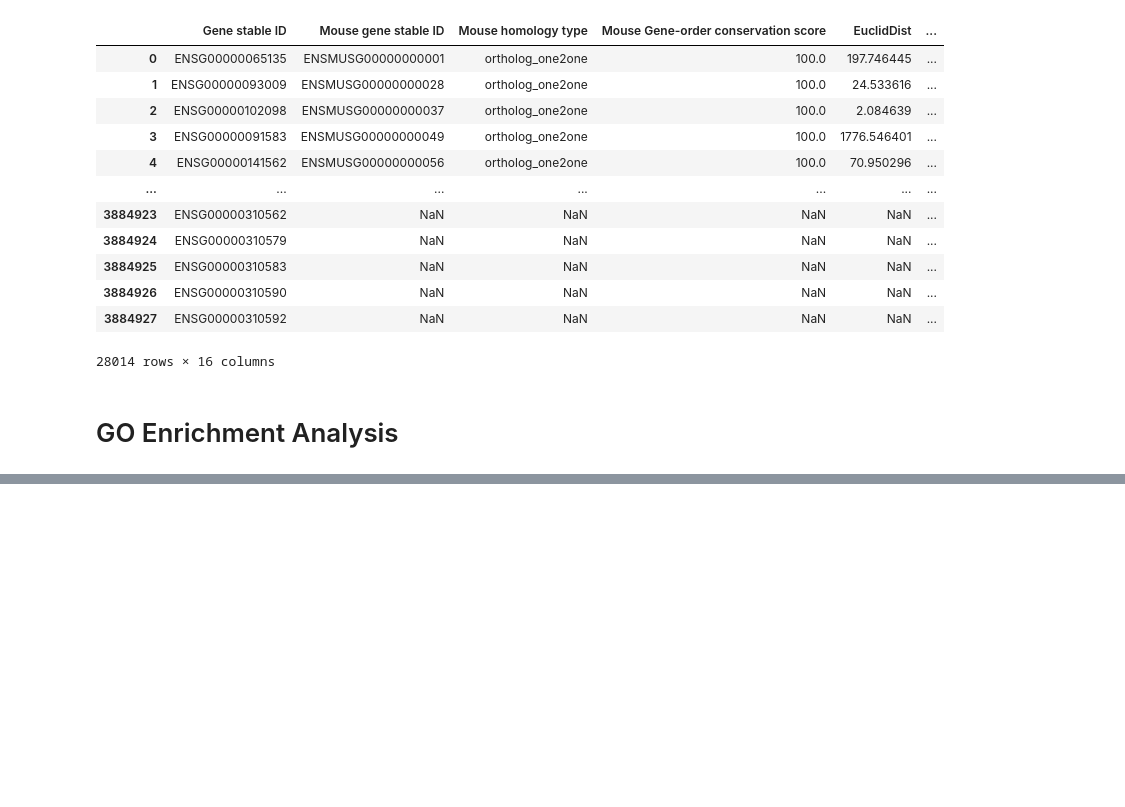
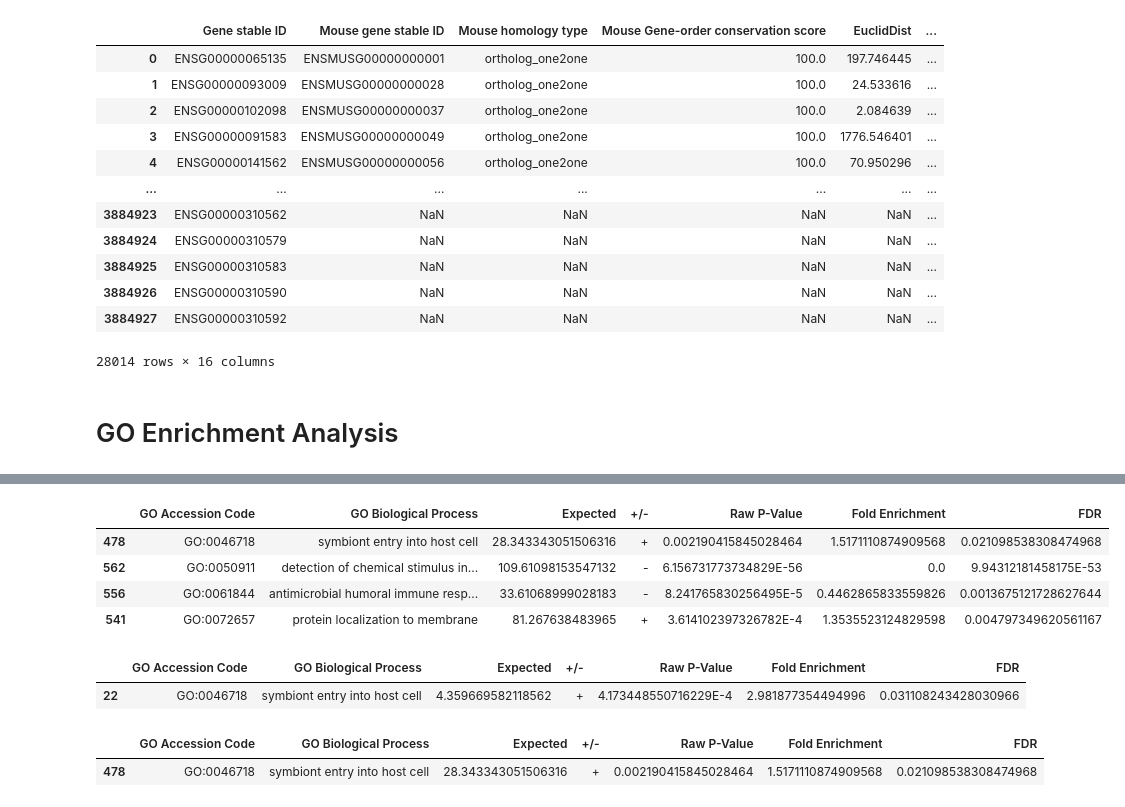
Before and after one commit to AndrewH72/Gene-Duplication, a Jupyter notebook: scripts/dataAnalysis.ipynb, the cells around one changed output, grey strips where cells are left out. Cells and saved outputs as stored; diff of their text form; code cells hidden in the pictures; blank space fills up the shorter version.

```diff
--- a/scripts/dataAnalysis.ipynb
+++ b/scripts/dataAnalysis.ipynb
@@ -672,0 +716,8 @@ oneToManyGO.merge(oneToOneGO, on="GO biological process complete", how="inner",
+# %%
+one2OneDataFiltered
+# %% [output]
+|  | GO Accession Code | GO Biological Process | Expected | +/- | Raw P-Value | Fold Enrichment | FDR |
+| 478 | GO:0046718 | symbiont entry into host cell | 28.343343051506316 | + | 0.002190415845028464 | 1.5171110874909568 | 0.021098538308474968 |
+| 562 | GO:0050911 | detection of chemical stimulus in... | 109.61098153547132 | - | 6.156731773734829E-56 | 0.0 | 9.94312181458175E-53 |
+| 556 | GO:0061844 | antimicrobial humoral immune resp... | 33.61068999028183 | - | 8.241765830256495E-5 | 0.4462865833559826 | 0.0013675121728627644 |
+| 541 | GO:0072657 | protein localization to membrane | 81.267638483965 | + | 3.614102397326782E-4 | 1.3535523124829598 | 0.004797349620561167 |
@@ -672,0 +727,10 @@ oneToManyGO.merge(oneToOneGO, on="GO biological process complete", how="inner",
+# %%
+one2ManyDataFinal
+# %% [output]
+|  | GO Accession Code | GO Biological Process | Expected | +/- | Raw P-Value | Fold Enrichment | FDR |
+| 22 | GO:0046718 | symbiont entry into host cell | 4.359669582118562 | + | 4.173448550716229E-4 | 2.981877354494996 | 0.031108243428030966 |
+# %%
+one2OneDataFinal
+# %% [output]
+|  | GO Accession Code | GO Biological Process | Expected | +/- | Raw P-Value | Fold Enrichment | FDR |
+| 478 | GO:0046718 | symbiont entry into host cell | 28.343343051506316 | + | 0.002190415845028464 | 1.5171110874909568 | 0.021098538308474968 |
```
Also changed, not shown: parts of 13 cells of this notebook, 3 other files.
